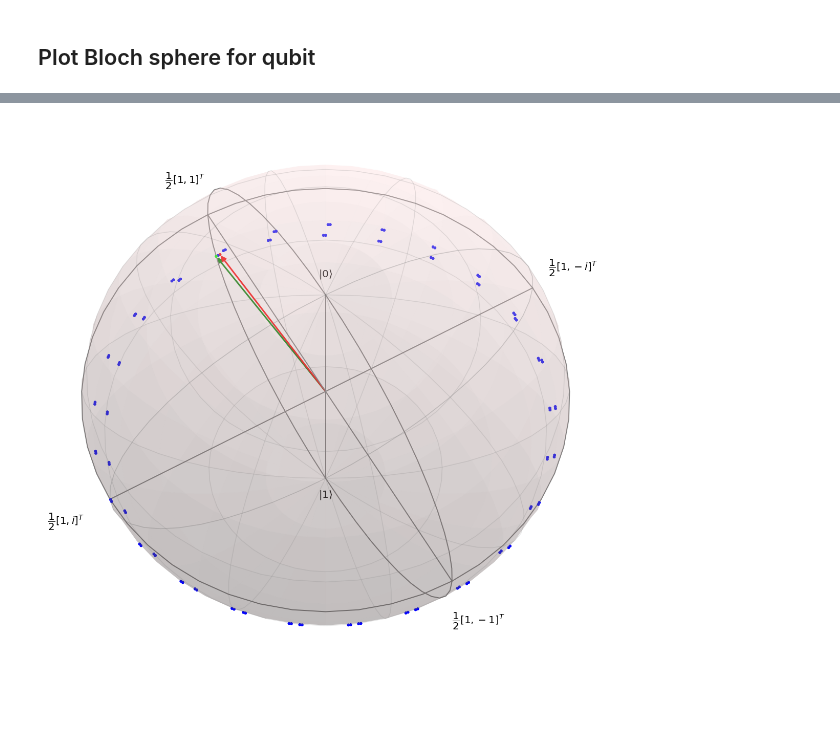
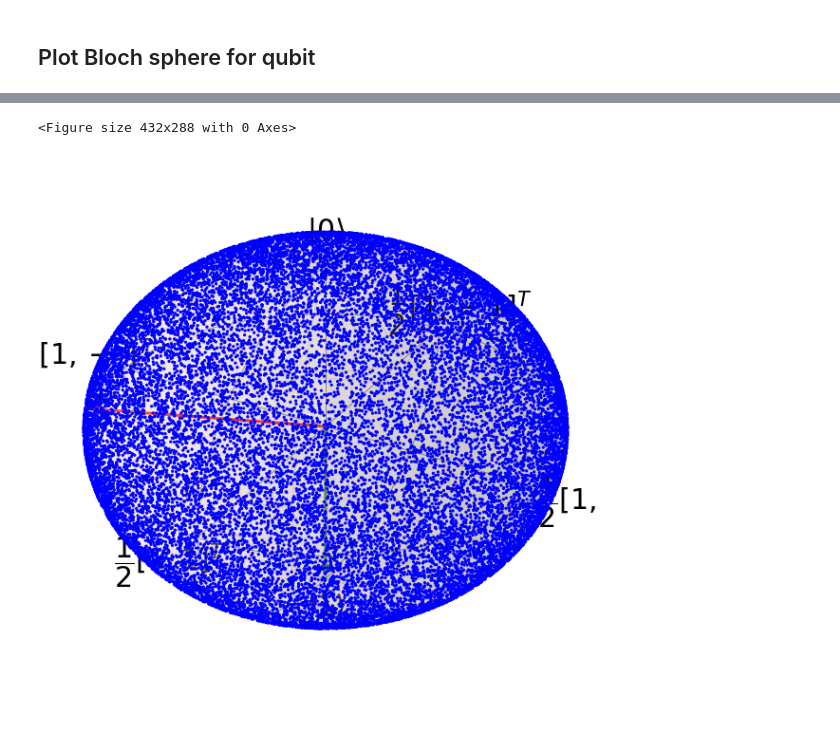
Before and after one commit to propellermint/Dynamic-chaos-in-the-kicked-photon-qubit-atom, a Jupyter notebook: Kicked Oscillator.ipynb, the cells around one changed output, grey strips where cells are left out. Saved outputs shown, nothing was run; the diff lists cells and outputs as text; code cells hidden in the pictures.

```diff
--- a/Kicked Oscillator.ipynb
+++ b/Kicked Oscillator.ipynb
@@ -291,6 +285,32 @@ last norm:  1.0
 ## Plot Bloch sphere for qubit
 # %%
 %%time
+
+def add_states(self, state, kind='vector'):
+        """Add a state vector Qobj to Bloch sphere.
+
+        Parameters
+        ----------
+        state : qobj
+            Input state vector.
+
+        kind : str {'vector','point'}
+            Type of object to plot.
+
+        """
+        if isinstance(state, Qobj):
+            state = [state]
+
+        for st in state:
+            vec = [expect(sigmax(), st),
+                   expect(sigmay(), st),
+                   expect(sigmaz(), st)]
+
+            if kind == 'vector':
+                self.add_vectors(vec)
+            elif kind == 'point':
+                self.add_points(vec, 'l')
+
 thett = np.array([complex(np.arcsin(2 * u * v)) for u, v in zip(U, V)])
 phii = np.array([complex(-2j * np.log(u / np.cos(complex(np.arcsin(2 * u * v))/2))) for u, v in zip(U, V)])
 
@@ -302,6 +322,12 @@ phii = np.array([complex(-2j * np.log(u / np.cos(complex(np.arcsin(2 * u * v))/2
 states = list(map(lambda theta, phi: qutip.Qobj([[np.cos(theta/2)*np.exp(1j * phi/2)],[np.sin(theta/2)*np.exp(-1j * phi/2)]]).unit(),
              thett, phii))
 
+#states1 = list(map(lambda u, v: qutip.Qobj([[u],[v]]).unit(),
+ #            U, V))
+
+vec = [qutip.expect(qutip.sigmax(), states),
+       qutip.expect(qutip.sigmay(), states),
+       qutip.expect(qutip.sigmaz(), states)]
 
 #plt.plot([np.sqrt(sum(abs(np.asarray(states[i]))**2)) for i in range(len(states))], 'o', markersize=1)
 #plt.show()
@@ -311,25 +337,28 @@ colors[-1] = 'red'
 colors[0] = 'lime'
 #print(colors)
 
-b = qutip.Bloch(figsize=(15,15))
+b = qutip.Bloch(figsize=(10,8))
 
 
 ## customize sphere properties ##
 b.point_color = colors # options: 'r', 'g', 'b' etc.
 b.vector_color = ['green', 'red']
-b.point_marker = ['o']
-b.point_size = [20]
+b.point_size = [5]
+b.point_marker = 'o'
 b.xlabel = ['$ \dfrac{1}{2} [1, 1]^T $', '$ \dfrac{1}{2} [1, -1]^T $']
 b.ylabel = ['$ \dfrac{1}{2} [1, i]^T $', '$ \dfrac{1}{2} [1, -i]^T $']
-b.frame_width = 2
+b.frame_width = 1
+b.add_states([states[0], states[-1]])
+#b.add_states([states[0], states[-1]], 'point')
 
-b.add_states([states[0], states[-1]])
-b.add_states(states, 'point')
-
-b.view = [60, 60]
+b.add_points(vec, meth='m')
+#b.add_points([vec[0][0], vec[1][0], vec[2][0]], 'm')
+#b.add_points([vec[0][-1], vec[1][-1], vec[2][-1]], 'red')
+b.font_size = textsize
+plt.tight_layout()
+b.view = [-60, 30]
 
 b.render()
 
 bb = b.fig
-bb.savefig('qubitBloch,' + 'r=' + str(r) + ',f0=' + str(phi) + ',ge=' + str(ge) + '.png',dpi=150)
 # %% [output]
@@ -338 +367,2 @@ Wall time: 1.6 s
+<Figure size 432x288 with 0 Axes>
-[figure, old version]
+[figure, new version]
```
Also changed, not shown: parts of 15 cells of this notebook, 24 other files.
